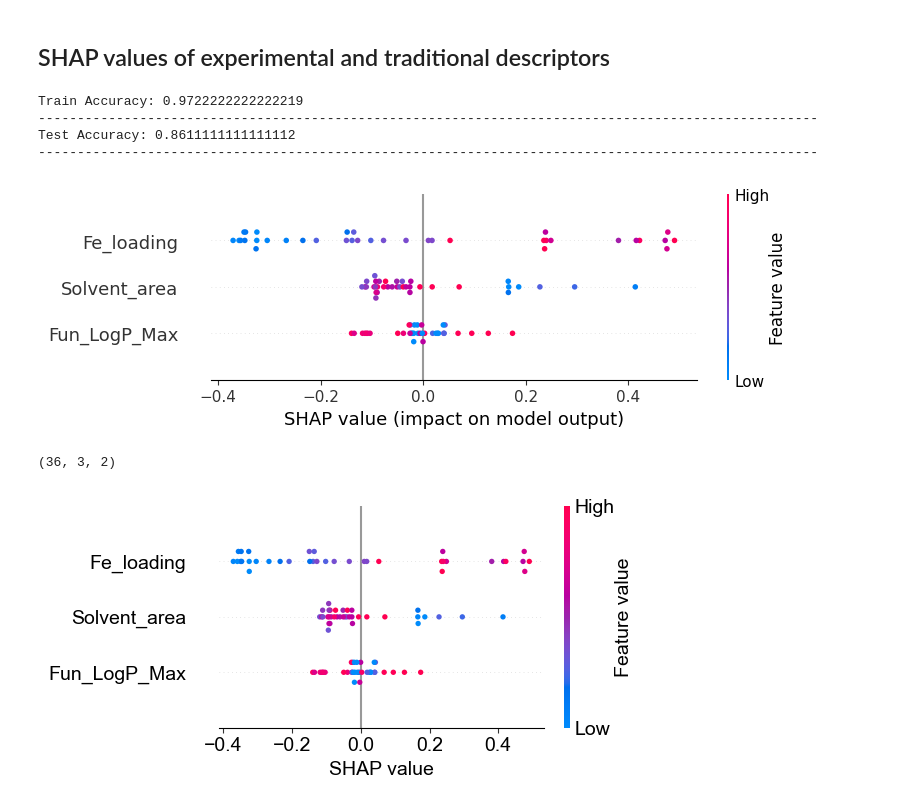
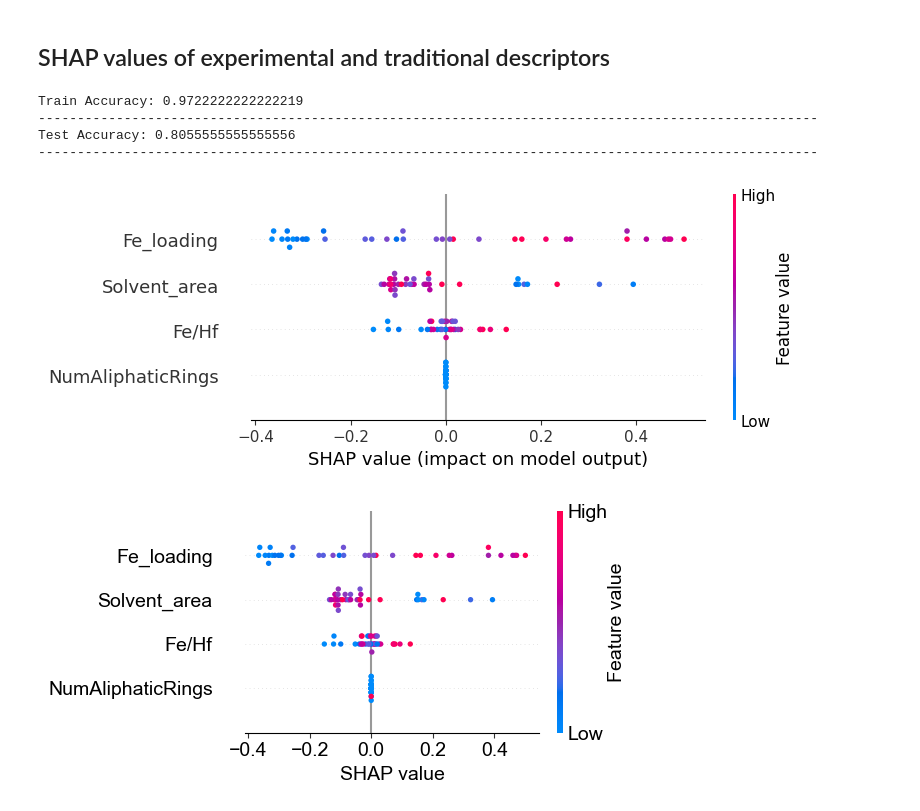
Before and after one commit to Wang-Group/Reasoning-Language-Model-as-Rule-Finder, a Jupyter notebook: results/drawing/SHAP_analysis.ipynb, the cells around one changed output. Saved outputs shown, nothing was run; the diff lists cells and outputs as text; code cells hidden in the pictures.

```diff
--- a/results/drawing/SHAP_analysis.ipynb
+++ b/results/drawing/SHAP_analysis.ipynb
@@ -12,8 +12,8 @@ import numpy as np
 import matplotlib.pyplot as plt
 
 # Load experimental features
-features = pd.read_csv("agent/data/all_targets.csv")[['Fe_loading', 'modifier/SBU']]
-target = pd.read_csv("agent/data/all_targets.csv")[['yield_cla']]
+features = pd.read_csv("../../agent/data/all_targets.csv")[['Fe_loading', 'modifier/SBU','Fe/Hf']]
+target = pd.read_csv("../../agent/data/all_targets.csv")[['yield_cla']]
 
 # Initialize model
 model_cla = RandomForestClassifier(n_estimators=500, max_depth=2, max_features=None,random_state=42, n_jobs=16)
@@ -385,8 +385,8 @@ import numpy as np
 import matplotlib.pyplot as plt
 
 # Load traditional and experimental features
-features = pd.read_csv("agent/data/del_and_exp_features.csv")[['Fun_LogP_Max', 'Fe_loading', 'Solvent_area']]
-target = pd.read_csv("agent/data/all_targets.csv")[['yield_cla']]
+features = pd.read_csv("../../agent/data/del_and_exp_features.csv")[['Fe_loading','Fe/Hf','NumAliphaticRings','Solvent_area']]
+target = pd.read_csv("../../agent/data/all_targets.csv")[['yield_cla']]
 
 # Initialize model
 model_cla = RandomForestClassifier(n_estimators=500, max_depth=3, max_features=None,random_state=42, n_jobs=64)
@@ -418,39 +418,35 @@ for train_index, test_index in loo.split(features):
 
 
     # Use SHAP to calculate the SHAP values for the test sample
     explainer = shap.TreeExplainer(model_cla)
     shap_values = explainer.shap_values(X_test)
 
     # Store SHAP values for the test sample
     shap_values_list.append(shap_values)
 
 
 print("Train Accuracy:", np.mean(train_accuracy_all))
 print("-"*100)
 print("Test Accuracy:", np.mean(test_accuracy_all))
 print("-"*100)
 
 # Flatten list of SHAP values (since we calculated them for binary classification)
 shap_values_array = np.concatenate(shap_values_list, axis=0)
 
 # Plot the SHAP values for one test sample (as an example)
 
 shap.summary_plot(shap_values_array[:,:,1], features)
 
 # test_sample_index = 0  # Change this to any index you want to visualize
 # # Plot the SHAP values for a single test observation, you may need to loop through to find a particular sample's SHAP value
 # shap.force_plot(explainer.expected_value[1], shap_values_array[1][test_sample_index], features.iloc[test_sample_index], matplotlib=True)
 # plt.show()
 # %% [output]
 Train Accuracy: 0.9722222222222219
 ----------------------------------------------------------------------------------------------------
-Test Accuracy: 0.8611111111111112
+Test Accuracy: 0.8055555555555556
 ----------------------------------------------------------------------------------------------------
-[figure, old version]
+[figure, new version]
-# %%
-shap_values_array.shape
-# %% [output]
-(36, 3, 2)
 # %%
 from shap.plots import colors
 from matplotlib.font_manager import FontProperties
@@ -488,4 +484,4 @@ plt.xlabel('SHAP value',fontsize=14,fontproperties=font_prop)
 plt.savefig('Figures/SHAP_tradnexp.png',dpi = 800,bbox_inches='tight')
 # plt.show()
 # %% [output]
-[figure, old version]
+[figure, new version]
```
Also changed, not shown: parts of 2 cells of this notebook, 22 other files.
